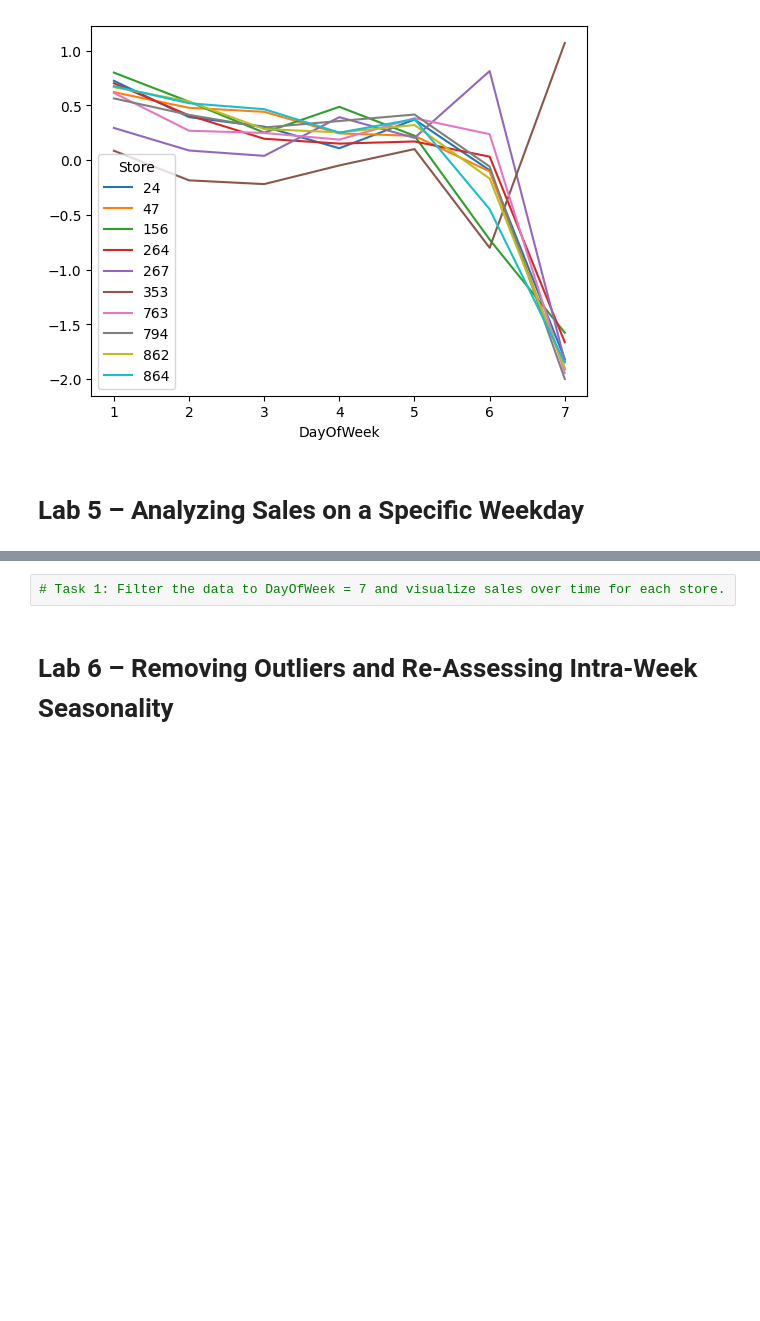
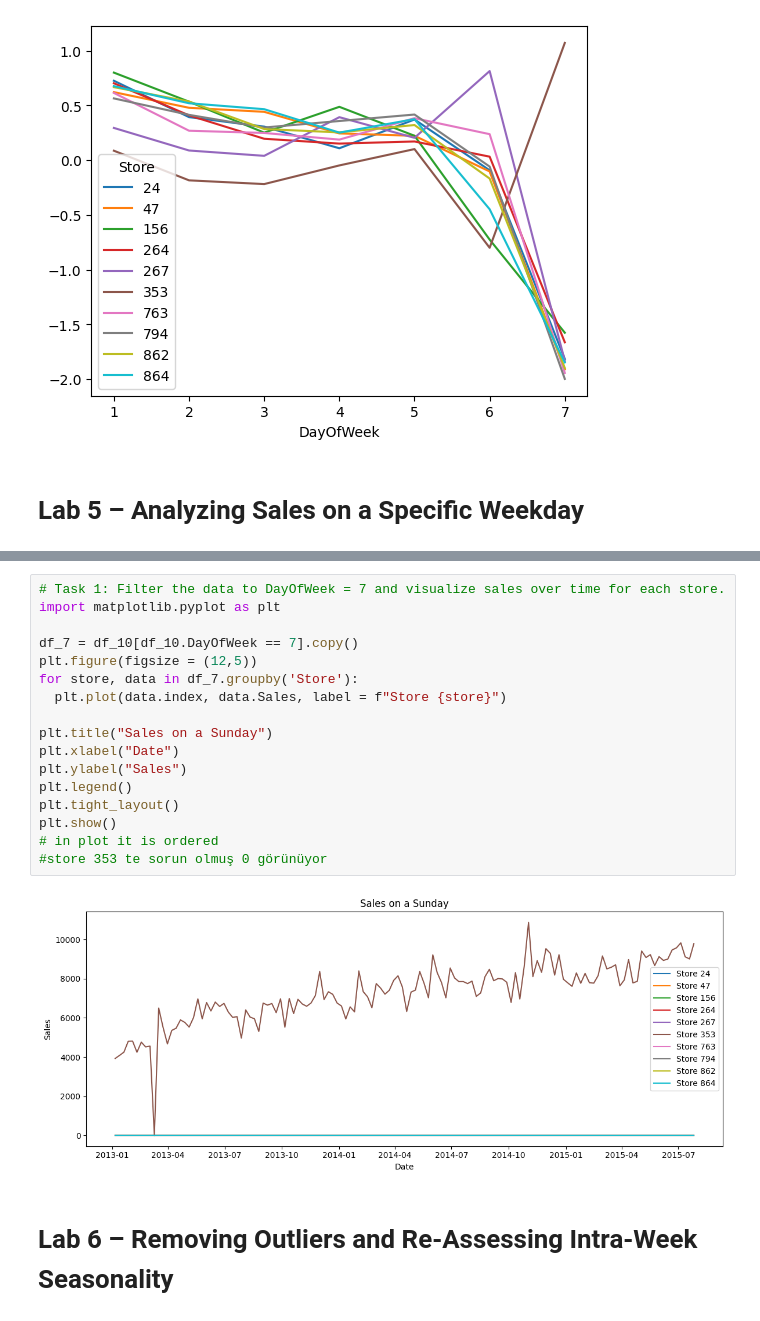
Before and after one commit to nurcoz/Udemy_time_series, a Jupyter notebook: Lab 3 - Starter.ipynb, the cells around one changed output, grey strips where cells are left out. Saved outputs shown, nothing was run; the diff lists cells and outputs as text; blank space fills up the shorter version.

```diff
--- a/Lab 3 - Starter.ipynb
+++ b/Lab 3 - Starter.ipynb
@@ -223,5 +241,22 @@ df_10.groupby(['DayOfWeek', 'Store'])['Sales_standardized'].mean().unstack().plo
 # %%
 # Task 1: Filter the data to DayOfWeek = 7 and visualize sales over time for each store.
+import matplotlib.pyplot as plt
+
+df_7 = df_10[df_10.DayOfWeek == 7].copy()
+plt.figure(figsize = (12,5))
+for store, data in df_7.groupby('Store'):
+  plt.plot(data.index, data.Sales, label = f"Store {store}")
+
+plt.title("Sales on a Sunday")
+plt.xlabel("Date")
+plt.ylabel("Sales")
+plt.legend()
+plt.tight_layout()
+plt.show()
+# in plot it is ordered
+#store 353 te sorun olmuş 0 görünüyor
+# %% [output]
+[figure, added]
 # %% [markdown]
 # Lab 6 – Removing Outliers and Re-Assessing Intra-Week Seasonality
 # %%
```
Also changed, not shown: parts of 10 cells of this notebook.
